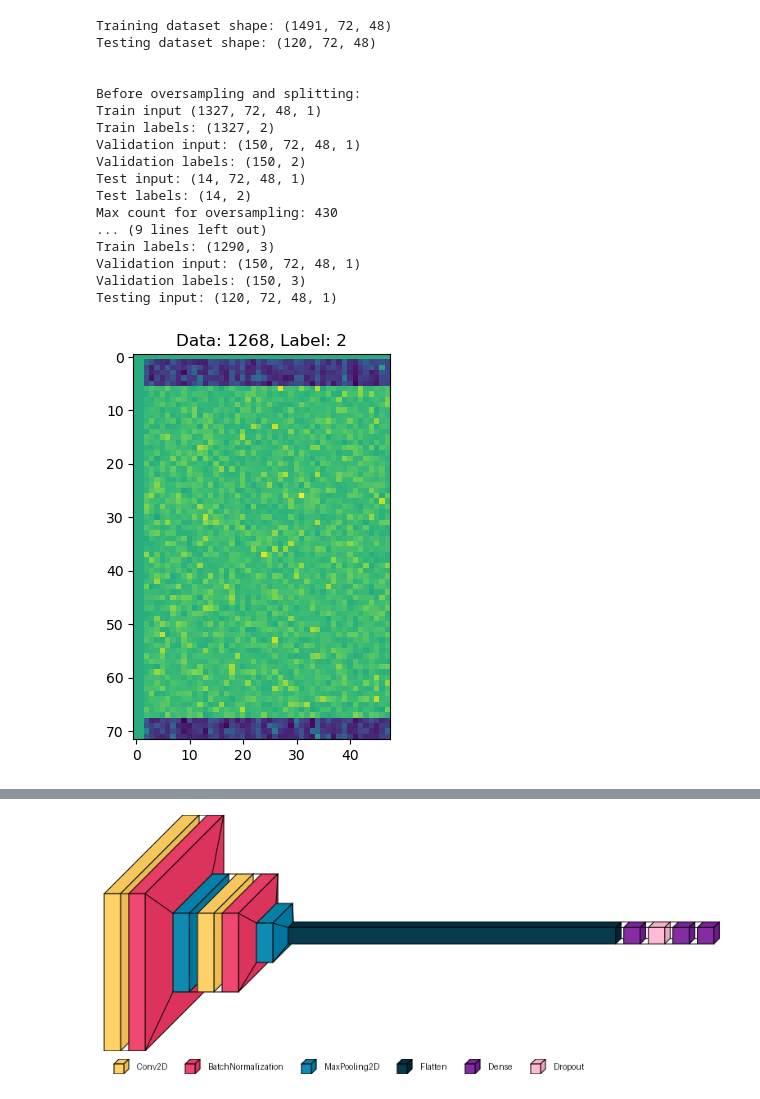
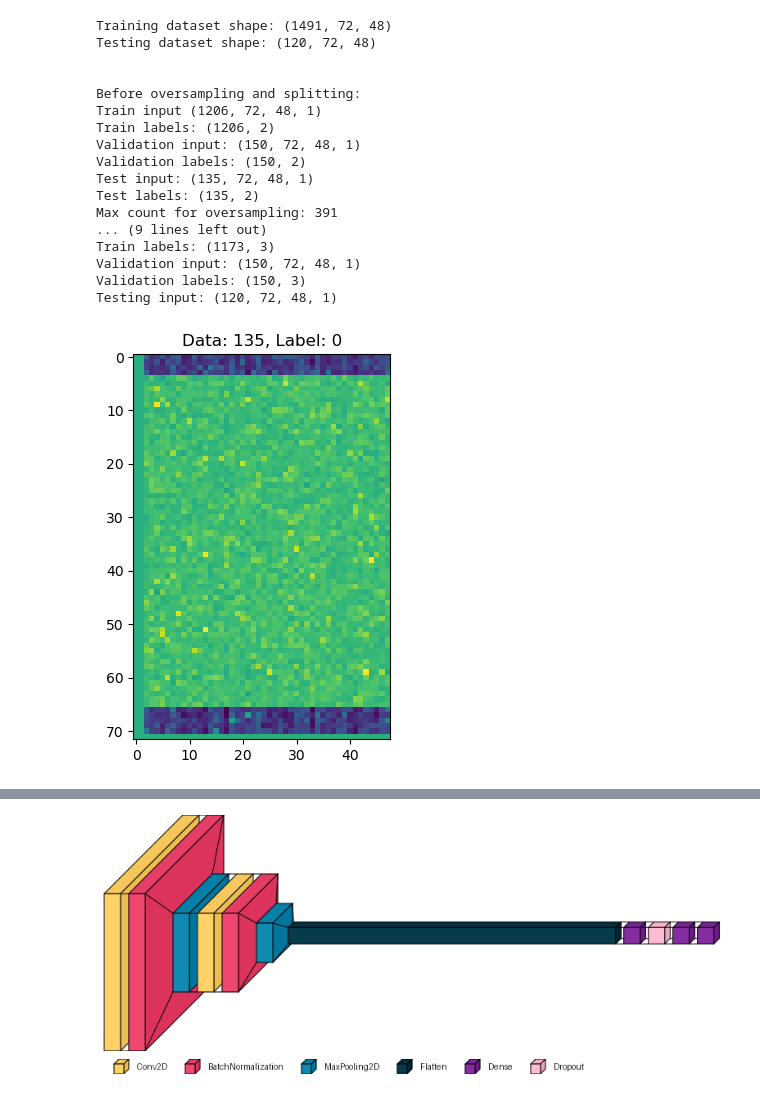
Before and after one commit to slavajda02/MLF-Project, a Jupyter notebook: testing.ipynb, the cells around one changed output, grey strips where cells are left out. Saved outputs shown, nothing was run; the diff lists cells and outputs as text; code cells hidden in the pictures.

```diff
--- a/testing.ipynb
+++ b/testing.ipynb
@@ -234,7 +234,7 @@ train_labels = train_labels.reset_index(drop=True)
 val_labels = val_labels.reset_index(drop=True)
 
 train, test, train_labels, test_labels = train_test_split(
-    train, train_labels, test_size=0.01, stratify=train_labels["target"]
+    train, train_labels, test_size=0.1, stratify=train_labels["target"]
 )
 
 train_labels = train_labels.reset_index(drop=True)
@@ -270,40 +270,40 @@ train_labels_coded = pd.get_dummies(train_labels['target']).reindex(columns=all_
 val_labels_coded = pd.get_dummies(val_labels['target']).reindex(columns=all_classes, fill_value=False)
 test_labels_coded = pd.get_dummies(test_labels['target']).reindex(columns=all_classes, fill_value=False)
 
 # Print shapes of the datasets
 print('\n')
 print('After oversampling and splitting:')
 print('Train input', train.shape)
 print('Train labels:', train_labels_coded.shape)
 print('Validation input:', val.shape)
 print('Validation labels:', val_labels_coded.shape)
 print('Testing input:', evaluate.shape)
 
 # Display a random entry from the training dataset
 plt.figure(figsize=(5, 5))
 random_entry = np.random.randint(0, len(train))
 plt.imshow(train[np.random.randint(0, len(train))].reshape(72, 48))
 plt.title(f"Data: {random_entry}, Label: {train_labels.iloc[random_entry]['target']}")
 plt.show()
 # %% [output]
 Training dataset shape: (1491, 72, 48)
 Testing dataset shape: (120, 72, 48)
 
 
 Before oversampling and splitting:
-Train input (1327, 72, 48, 1)
-Train labels: (1327, 2)
+Train input (1206, 72, 48, 1)
+Train labels: (1206, 2)
 Validation input: (150, 72, 48, 1)
 Validation labels: (150, 2)
-Test input: (14, 72, 48, 1)
-Test labels: (14, 2)
-Max count for oversampling: 430
+Test input: (135, 72, 48, 1)
+Test labels: (135, 2)
+Max count for oversampling: 391
 ... (9 lines left out)
-Train labels: (1290, 3)
+Train labels: (1173, 3)
 Validation input: (150, 72, 48, 1)
 Validation labels: (150, 3)
 Testing input: (120, 72, 48, 1)
-[figure, old version]
+[figure, new version]
 # %%
 # Creating a model
 
```
Also changed, not shown: parts of 6 cells of this notebook, 4 other files.
